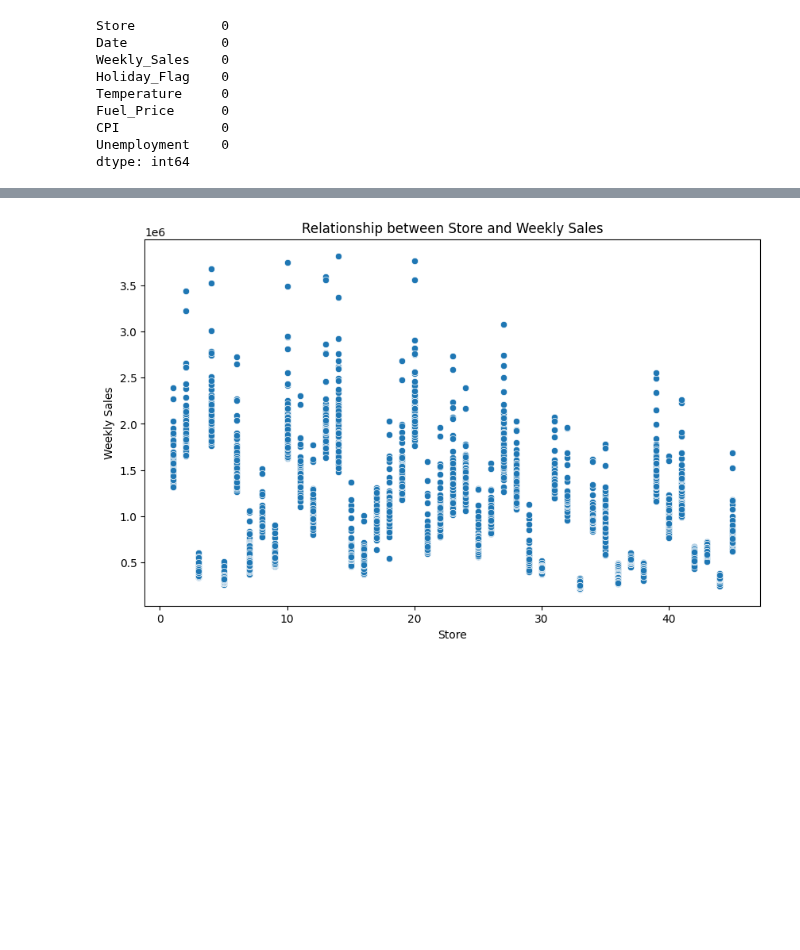
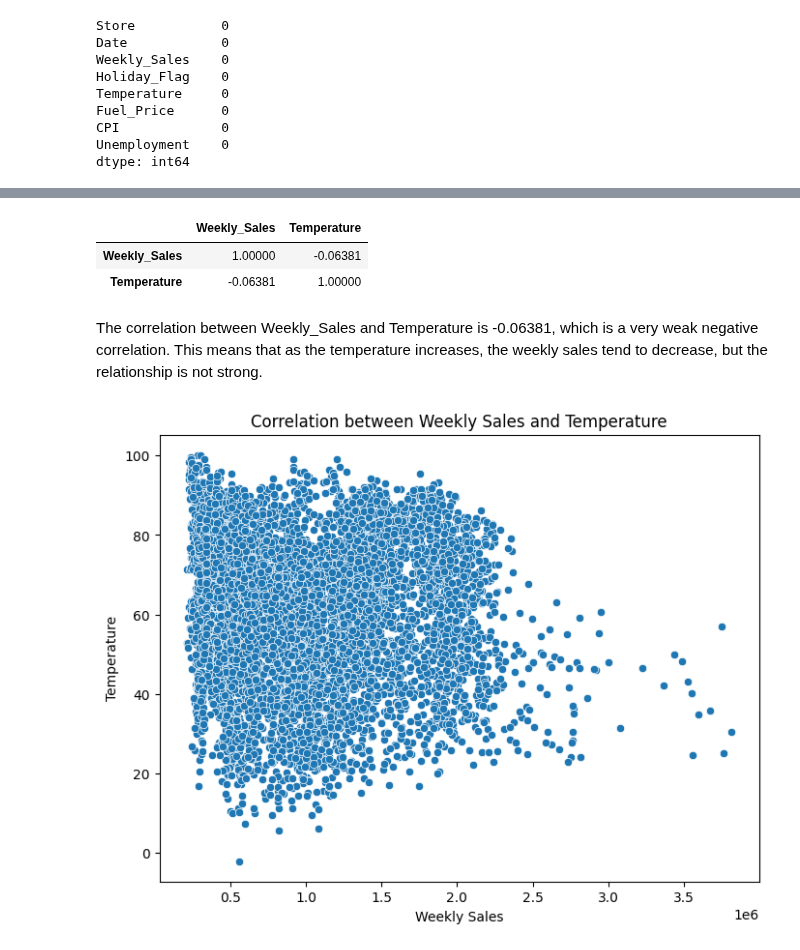
Before and after one commit to silas-ph/Project-2, a Jupyter notebook: Raisha's Folder/Test.ipynb, the cells around one changed output, grey strips where cells are left out. Drawn from its saved outputs; the diff is of its cells as text; code cells hidden in the pictures; blank space fills up the shorter version.

```diff
--- a/Raisha's Folder/Test.ipynb
+++ b/Raisha's Folder/Test.ipynb
@@ -110,10 +130,19 @@ max     227.232807     14.313000
+# %%
+#Coorelation between weekly sales and temperature
+correlation = df[["Weekly_Sales", "Temperature"]].corr()
+correlation
+# %% [output]
+|  | Weekly_Sales | Temperature |
+| Weekly_Sales | 1.00000 | -0.06381 |
+| Temperature | -0.06381 | 1.00000 |
+# %% [markdown]
+The correlation between Weekly_Sales and Temperature is -0.06381, which is a very weak negative correlation. This means that as the temperature increases, the weekly sales tend to decrease, but the relationship is not strong.
 # %%
-# Step 6: Visualize the relationship between two numerical columns
-plt.figure(figsize=(10, 6))
-sns.scatterplot(x='Store', y='Weekly_Sales', data=df)
-plt.title('Relationship between Store and Weekly Sales')
-plt.xlabel('Store')
-plt.ylabel('Weekly Sales')
+plt.figure(figsize=(8, 6))
+sns.scatterplot(x="Weekly_Sales", y="Temperature", data=df)
+plt.title("Correlation between Weekly Sales and Temperature")
+plt.xlabel("Weekly Sales")
+plt.ylabel("Temperature")
 plt.show()
 # %% [output]
-[figure, old version]
+[figure, new version]
```
Also changed, not shown: parts of 12 cells of this notebook.
